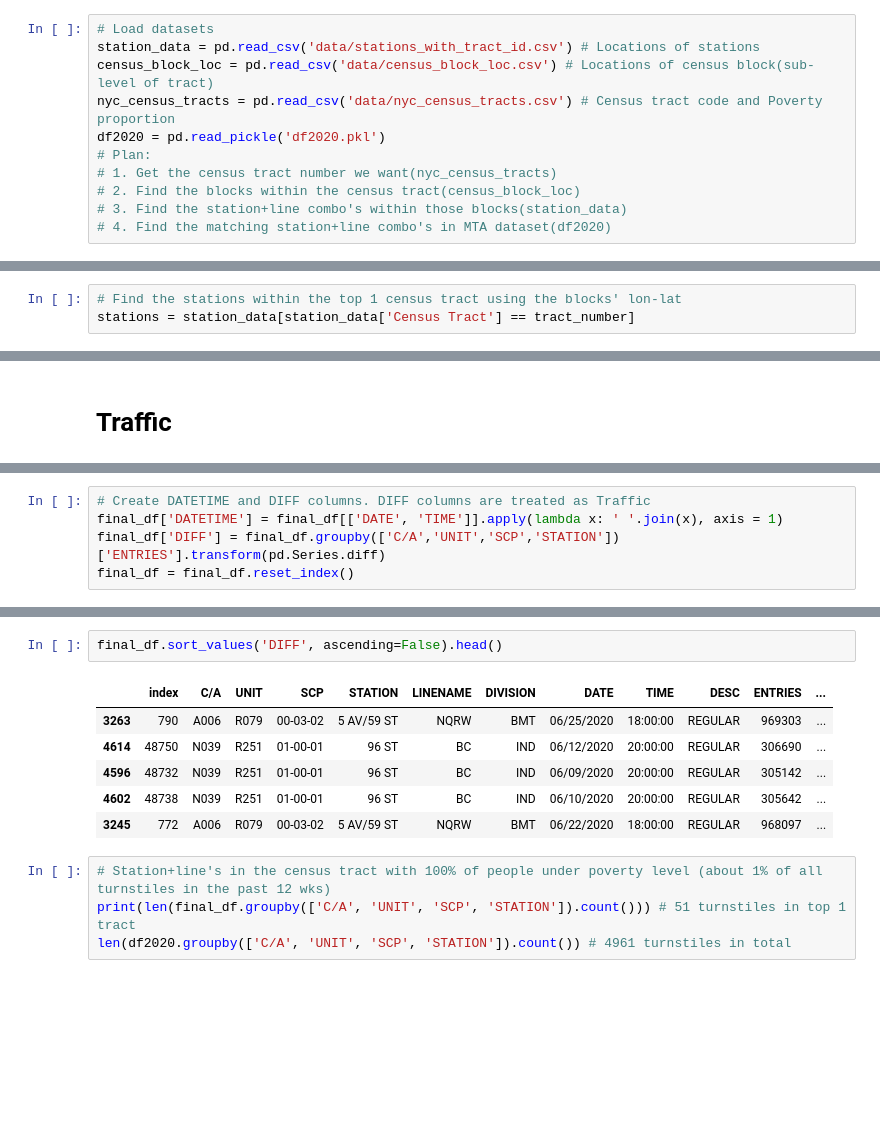
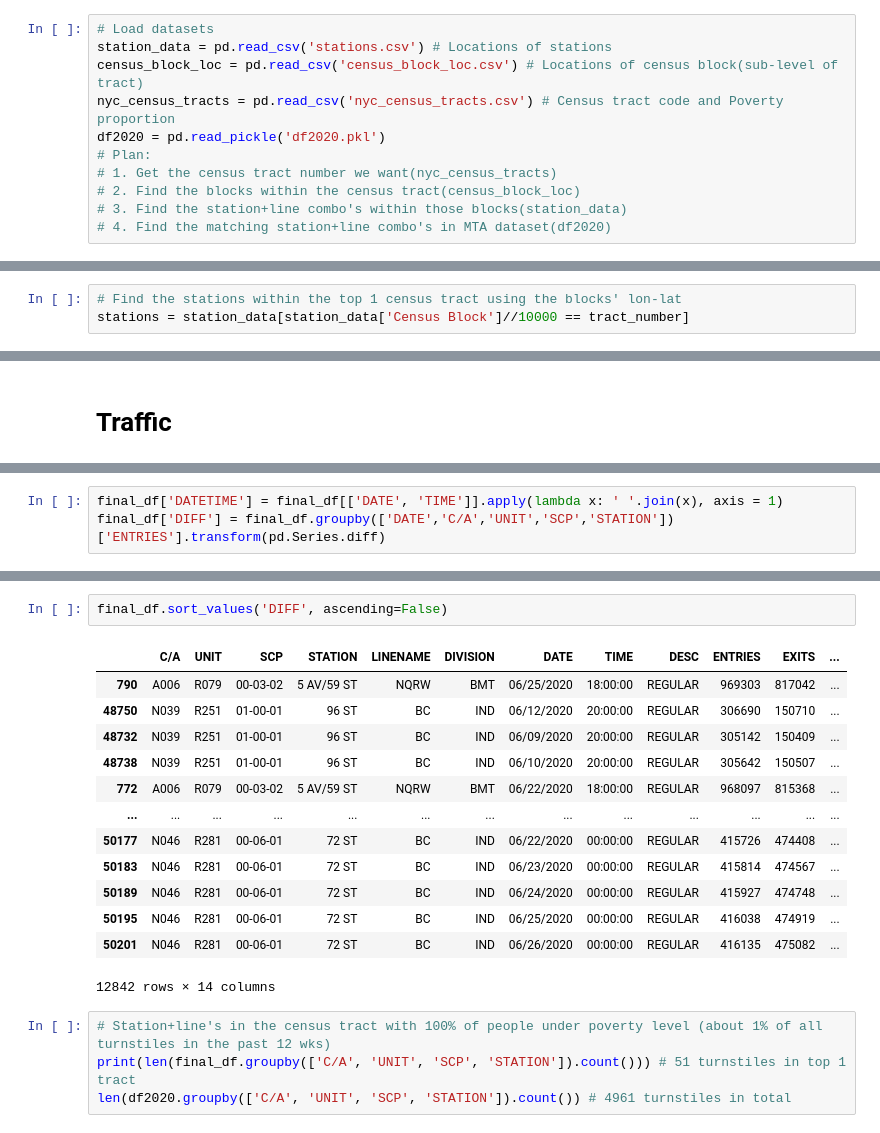
Before and after one commit to brendanlafferty/MTA-EDA, a Jupyter notebook: 01-mta-project1.ipynb, the cells around one changed output, grey strips where cells are left out. Drawn from its saved outputs; the diff is of its cells as text; blank space fills up the shorter version.

Commit message:
Revert "Debugged DIFF column and added lineplots of station&line combos across Days and another line chart across Time windows"
This reverts commit 1b551ca23e5a1554ccc3e7a5991ea6c79cd04e67.

```diff
--- a/01-mta-project1.ipynb
+++ b/01-mta-project1.ipynb
@@ -22,9 +19,9 @@ week_nums = [200411, 200418, 200425, 200502, 200509, 200516, 200523, 200530, 200
 # df2020 = get_data(week_nums)
 # %%
 # Load datasets
-station_data = pd.read_csv('data/stations_with_tract_id.csv') # Locations of stations
-census_block_loc = pd.read_csv('data/census_block_loc.csv') # Locations of census block(sub-level of tract)
-nyc_census_tracts = pd.read_csv('data/nyc_census_tracts.csv') # Census tract code and Poverty proportion
+station_data = pd.read_csv('stations.csv') # Locations of stations
+census_block_loc = pd.read_csv('census_block_loc.csv') # Locations of census block(sub-level of tract)
+nyc_census_tracts = pd.read_csv('nyc_census_tracts.csv') # Census tract code and Poverty proportion
 df2020 = pd.read_pickle('df2020.pkl')
 # Plan:
 # 1. Get the census tract number we want(nyc_census_tracts)
@@ -44,6 +50,6 @@ print(len(blocks))
 # %%
 # Find the stations within the top 1 census tract using the blocks' lon-lat
-stations = station_data[station_data['Census Tract'] == tract_number]
+stations = station_data[station_data['Census Block']//10000 == tract_number]
 # %%
 # There are 7 stations in the top 1 census tract
 stop_name_list = list(stations['Stop Name'].unique())
@@ -188,5 +183,3 @@ final_df.loc[df.values,['DATE','TIME']].T
 # %%
-# Create DATETIME and DIFF columns. DIFF columns are treated as Traffic
 final_df['DATETIME'] = final_df[['DATE', 'TIME']].apply(lambda x: ' '.join(x), axis = 1)
-final_df['DIFF'] = final_df.groupby(['C/A','UNIT','SCP','STATION'])['ENTRIES'].transform(pd.Series.diff)
-final_df = final_df.reset_index()
+final_df['DIFF'] = final_df.groupby(['DATE','C/A','UNIT','SCP','STATION'])['ENTRIES'].transform(pd.Series.diff)
@@ -193,12 +195,19 @@ final_df = final_df.reset_index()
 # %%
-final_df.sort_values('DIFF', ascending=False).head()
+final_df.sort_values('DIFF', ascending=False)
 # %% [output]
-|  | index | C/A | UNIT | SCP | STATION | LINENAME | DIVISION | DATE | TIME | DESC | ENTRIES | ... |
-| 3263 | 790 | A006 | R079 | 00-03-02 | 5 AV/59 ST | NQRW | BMT | 06/25/2020 | 18:00:00 | REGULAR | 969303 | ... |
-| 4614 | 48750 | N039 | R251 | 01-00-01 | 96 ST | BC | IND | 06/12/2020 | 20:00:00 | REGULAR | 306690 | ... |
-| 4596 | 48732 | N039 | R251 | 01-00-01 | 96 ST | BC | IND | 06/09/2020 | 20:00:00 | REGULAR | 305142 | ... |
-| 4602 | 48738 | N039 | R251 | 01-00-01 | 96 ST | BC | IND | 06/10/2020 | 20:00:00 | REGULAR | 305642 | ... |
-| 3245 | 772 | A006 | R079 | 00-03-02 | 5 AV/59 ST | NQRW | BMT | 06/22/2020 | 18:00:00 | REGULAR | 968097 | ... |
+|  | C/A | UNIT | SCP | STATION | LINENAME | DIVISION | DATE | TIME | DESC | ENTRIES | EXITS | ... |
+| 790 | A006 | R079 | 00-03-02 | 5 AV/59 ST | NQRW | BMT | 06/25/2020 | 18:00:00 | REGULAR | 969303 | 817042 | ... |
+| 48750 | N039 | R251 | 01-00-01 | 96 ST | BC | IND | 06/12/2020 | 20:00:00 | REGULAR | 306690 | 150710 | ... |
+| 48732 | N039 | R251 | 01-00-01 | 96 ST | BC | IND | 06/09/2020 | 20:00:00 | REGULAR | 305142 | 150409 | ... |
+| 48738 | N039 | R251 | 01-00-01 | 96 ST | BC | IND | 06/10/2020 | 20:00:00 | REGULAR | 305642 | 150507 | ... |
+| 772 | A006 | R079 | 00-03-02 | 5 AV/59 ST | NQRW | BMT | 06/22/2020 | 18:00:00 | REGULAR | 968097 | 815368 | ... |
+| ... | ... | ... | ... | ... | ... | ... | ... | ... | ... | ... | ... | ... |
+| 50177 | N046 | R281 | 00-06-01 | 72 ST | BC | IND | 06/22/2020 | 00:00:00 | REGULAR | 415726 | 474408 | ... |
+| 50183 | N046 | R281 | 00-06-01 | 72 ST | BC | IND | 06/23/2020 | 00:00:00 | REGULAR | 415814 | 474567 | ... |
+| 50189 | N046 | R281 | 00-06-01 | 72 ST | BC | IND | 06/24/2020 | 00:00:00 | REGULAR | 415927 | 474748 | ... |
+| 50195 | N046 | R281 | 00-06-01 | 72 ST | BC | IND | 06/25/2020 | 00:00:00 | REGULAR | 416038 | 474919 | ... |
+| 50201 | N046 | R281 | 00-06-01 | 72 ST | BC | IND | 06/26/2020 | 00:00:00 | REGULAR | 416135 | 475082 | ... |
+12842 rows × 14 columns
 # %%
 # Station+line's in the census tract with 100% of people under poverty level (about 1% of all turnstiles in the past 12 wks)
 print(len(final_df.groupby(['C/A', 'UNIT', 'SCP', 'STATION']).count())) # 51 turnstiles in top 1 tract
```
Also changed, not shown: parts of 23 cells of this notebook, 5 other files.
